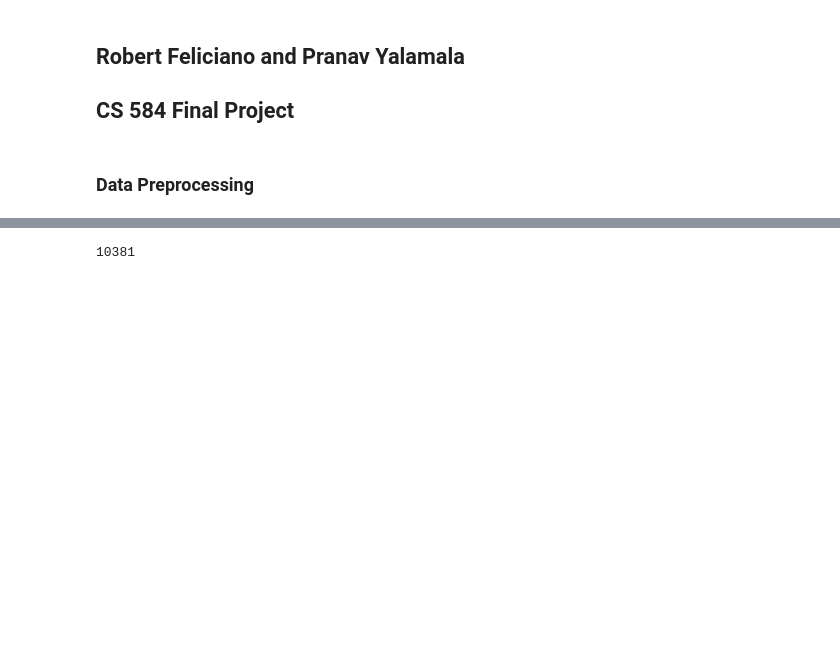
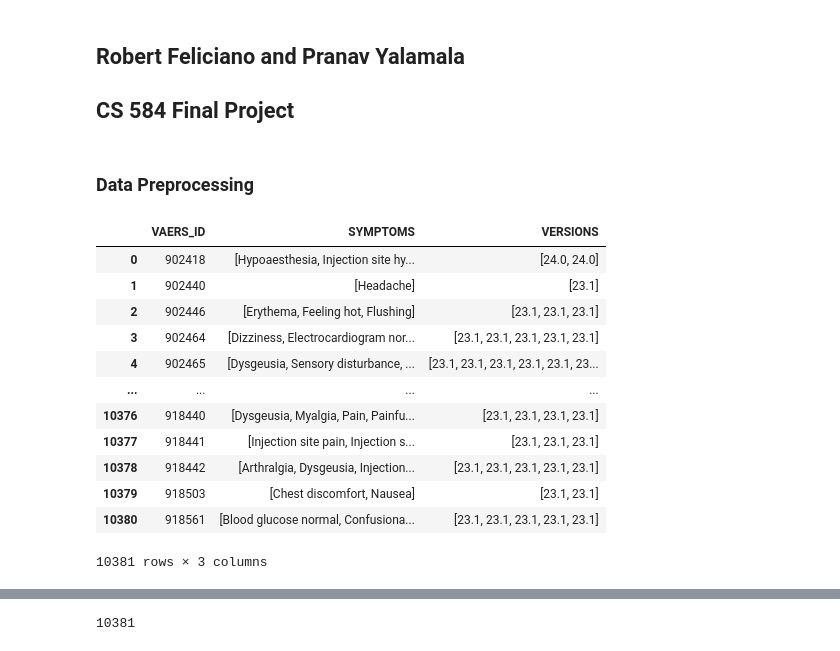
Before and after one commit to pyalamala/Symptom-Extraction, a Jupyter notebook: Data Processing.ipynb, the cells around one changed output, grey strips where cells are left out. Saved outputs shown, nothing was run; the diff lists cells and outputs as text; code cells hidden in the pictures; blank space fills up the shorter version.

```diff
--- a/Data Processing.ipynb
+++ b/Data Processing.ipynb
@@ -29,6 +29,46 @@ VAERS_SYMPTOMS = pd.read_csv('AllVAERSDataCSVS/2020VAERSSYMPTOMS.csv', encoding=
 FILTERED_DATA = VAERS_DATA[VAERS_DATA['VAERS_ID'].isin(VAERS_IDs)]
 #Filters out the VAERS_IDs that are not COVID19
 FILTERED_SYMPTOMS = VAERS_SYMPTOMS[VAERS_SYMPTOMS['VAERS_ID'].isin(VAERS_IDs)]
+# %%
+grouped_data = FILTERED_SYMPTOMS.groupby('VAERS_ID').agg(lambda x: x.dropna().tolist())
+
+def flatten_symptoms(series):
+    series = [x if isinstance(x,list) else [x] for x in series]
+    flat_list = [item for sublist in series for item in sublist]
+    return flat_list
+
+grouped_data_flat = grouped_data.applymap(flatten_symptoms)
+
+def combine_symptoms(row):
+    symptoms = []
+    versions = []
+
+    for i in range(1,6):
+        symptom_col = f'SYMPTOM{i}'
+        version_col = f'SYMPTOMVERSION{i}'
+
+        symptoms += [sym for sym in row[symptom_col] if pd.notnull(sym)]
+        versions += [ver for ver in row[version_col] if pd.notnull(ver)]
+    return pd.Series([symptoms, versions], index=['SYMPTOMS', 'VERSIONS'])
+
+combined_data = grouped_data_flat.reset_index().apply(combine_symptoms, axis=1)
+FILTERED_SYMPTOMS_FIXED = pd.concat([grouped_data_flat.reset_index()['VAERS_ID'], combined_data], axis=1)
+
+FILTERED_SYMPTOMS_FIXED
+# %% [output]
+|  | VAERS_ID | SYMPTOMS | VERSIONS |
+| 0 | 902418 | [Hypoaesthesia, Injection site hy... | [24.0, 24.0] |
+| 1 | 902440 | [Headache] | [23.1] |
+| 2 | 902446 | [Erythema, Feeling hot, Flushing] | [23.1, 23.1, 23.1] |
+| 3 | 902464 | [Dizziness, Electrocardiogram nor... | [23.1, 23.1, 23.1, 23.1, 23.1] |
+| 4 | 902465 | [Dysgeusia, Sensory disturbance, ... | [23.1, 23.1, 23.1, 23.1, 23.1, 23... |
+| ... | ... | ... | ... |
+| 10376 | 918440 | [Dysgeusia, Myalgia, Pain, Painfu... | [23.1, 23.1, 23.1, 23.1] |
+| 10377 | 918441 | [Injection site pain, Injection s... | [23.1, 23.1, 23.1] |
+| 10378 | 918442 | [Arthralgia, Dysgeusia, Injection... | [23.1, 23.1, 23.1, 23.1, 23.1] |
+| 10379 | 918503 | [Chest discomfort, Nausea] | [23.1, 23.1] |
+| 10380 | 918561 | [Blood glucose normal, Confusiona... | [23.1, 23.1, 23.1, 23.1, 23.1] |
+10381 rows × 3 columns
 # %%
 FILTERED_SYMPTOMS
 # %% [output]
```
Also changed, not shown: parts of 3 cells of this notebook.
